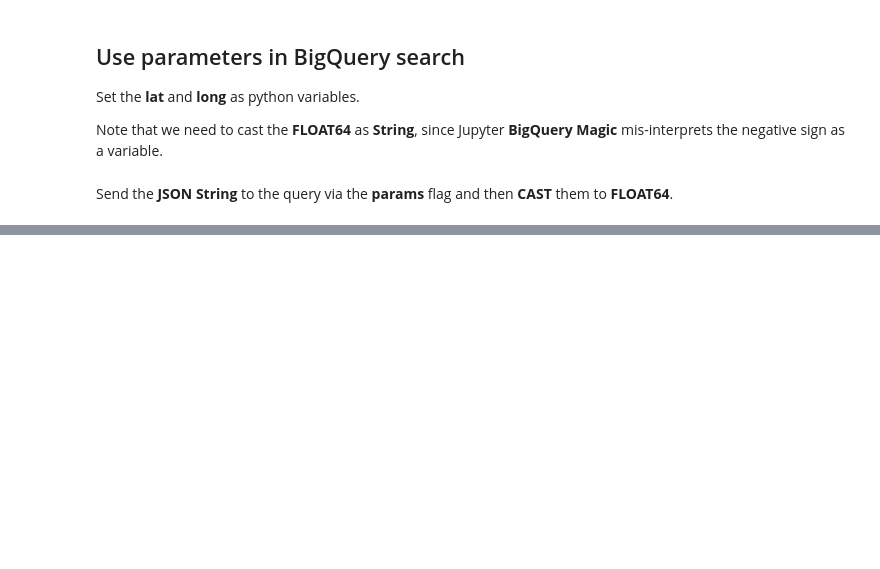
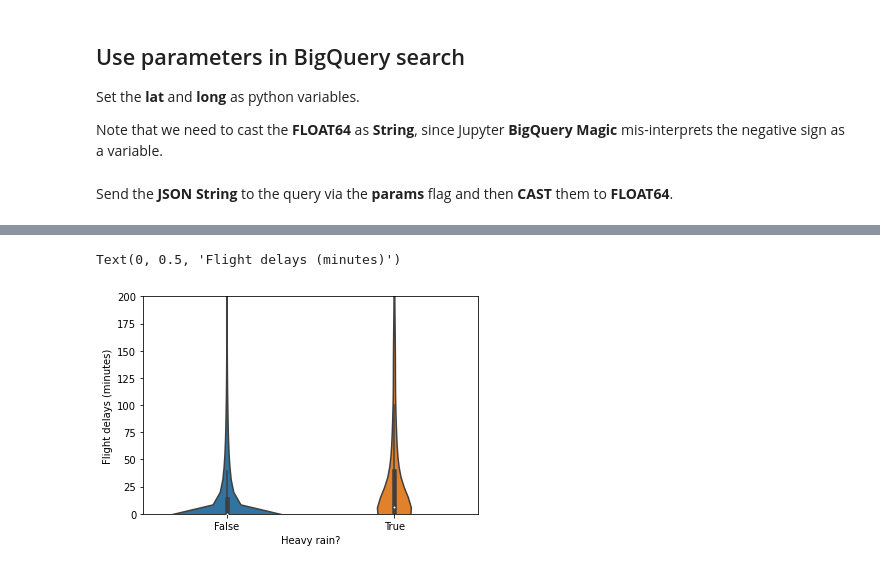
Before and after one commit to hatdropper1977/noaaday-jupyter, a Jupyter notebook: ghcn_ai_platform.ipynb, the cells around one changed output, grey strips where cells are left out. Cells and saved outputs as stored; diff of their text form; code cells hidden in the pictures; blank space fills up the shorter version.

Commit message:
Working join and violin plot

```diff
--- a/ghcn_ai_platform.ipynb
+++ b/ghcn_ai_platform.ipynb
@@ -93,0 +213,9 @@ dc_geo_df.plot(ax=ax, color = 'red')
+# %%
+rainyday = airwx.prcp > 25.4 # 1 inch of rain
+ax = sns.violinplot(x=rainyday, y=airwx.departure_delay)
+ax.set_ylim(0, 200)
+ax.set_xlabel('Heavy rain?')
+ax.set_ylabel('Flight delays (minutes)')
+# %% [output]
+Text(0, 0.5, 'Flight delays (minutes)')
+[figure, added]
```
Also changed, not shown: parts of 15 cells of this notebook.
